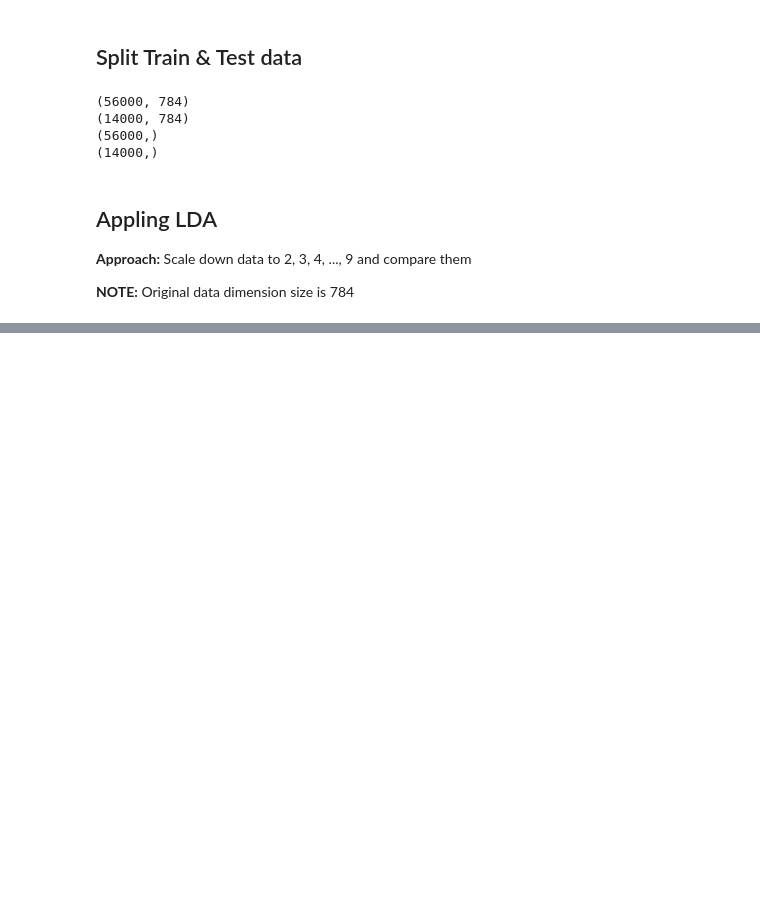
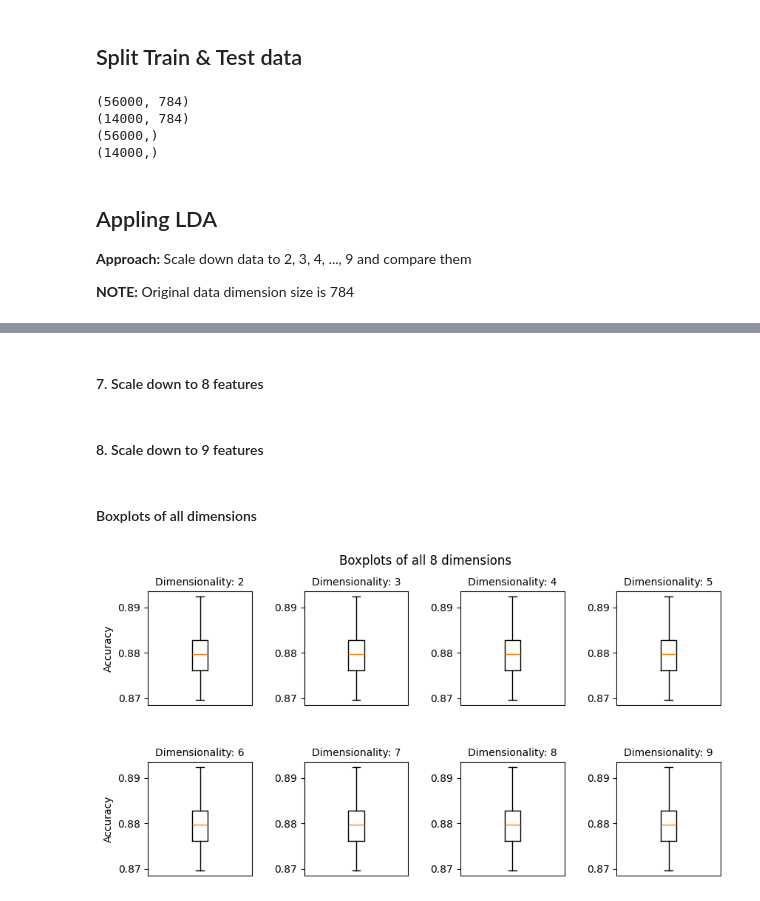
Before and after one commit to yazdanzv/ML_Project_no3, a Jupyter notebook: main.ipynb, the cells around one changed output, grey strips where cells are left out. Saved outputs shown, nothing was run; the diff lists cells and outputs as text; code cells hidden in the pictures; blank space fills up the shorter version.

Commit message:
boxplots added and bug recognized

```diff
--- a/main.ipynb
+++ b/main.ipynb
@@ -125,0 +302,2 @@ for train_index, val_index in rfk.split(X_train):
+# %% [markdown]
+<h4>7. Scale down to 8 features</h4>
@@ -125,0 +335,50 @@ for train_index, val_index in rfk.split(X_train):
+# %% [markdown]
+<h4>8. Scale down to 9 features</h4>
+# %%
+# Make an instance of LDA
+lda_9 = LDA(n_components=9)
+
+# Scaling down
+X_train_lda_9 = lda_9.fit_transform(X_train, y_train)
+
+rfk = RepeatedKFold(n_splits=5, n_repeats=10, random_state=42)
+accs_9 = []
+
+# Get best model
+best_model_9 = None
+best_acc_9 = 0
+
+for train_index, val_index in rfk.split(X_train):
+    # Split data
+    X_fold_train, X_fold_val = X_train[train_index], X_train[val_index]
+    y_fold_train, y_fold_val = y_train[train_index], y_train[val_index]
+
+    # Train
+    perceptron = Perceptron(random_state=42)
+    perceptron.fit(X_fold_train, y_fold_train)
+
+    # Evaluate
+    preds = perceptron.predict(X_fold_val)
+    acc = accuracy_score(y_fold_val, preds)
+    accs_9.append(acc)
+
+    if acc > best_acc_9:
+        best_model_9 = copy.deepcopy(perceptron)
+        best_acc_9 = copy.deepcopy(acc)
+# %% [markdown]
+<h4>Boxplots of all dimensions</h4>
+# %%
+fig, axes = plt.subplots(2, 4, figsize=(10, 5))
+fig.subplots_adjust(wspace=0.5, hspace=0.5)
+accs = [accs_2, accs_3, accs_4, accs_5, accs_6, accs_7, accs_8, accs_9] # To hold accuracies
+for i, ax in enumerate(axes.flat):
+    ax.boxplot(accs[i])
+    ax.xaxis.set_visible(False)
+    ax.set_title(f"Dimensionality: {i+2}", fontdict={'fontsize': 10})
+    # ax.set_ylabel("Accuracy", fontdict={'fontsize': 8})
+axes[0, 0].set_ylabel("Accuracy")
+axes[1, 0].set_ylabel("Accuracy")
+plt.suptitle("Boxplots of all 8 dimensions")
+plt.show()
+# %% [output]
+[figure, added]
```
Also changed, not shown: parts of 16 cells of this notebook.
